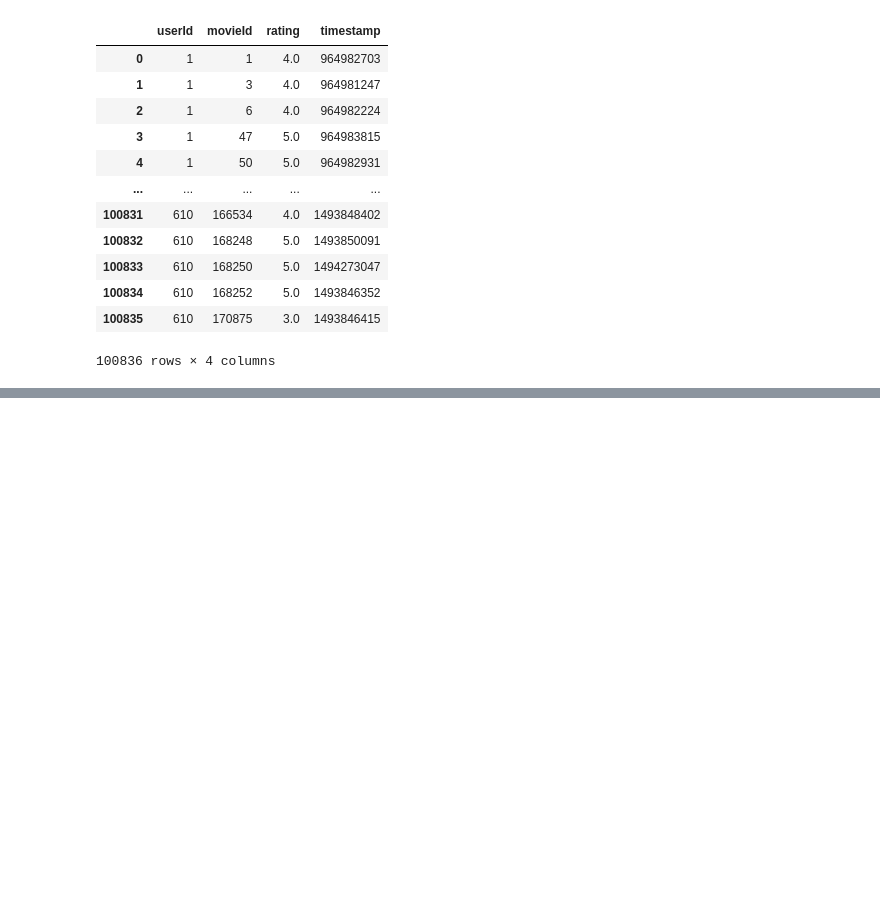
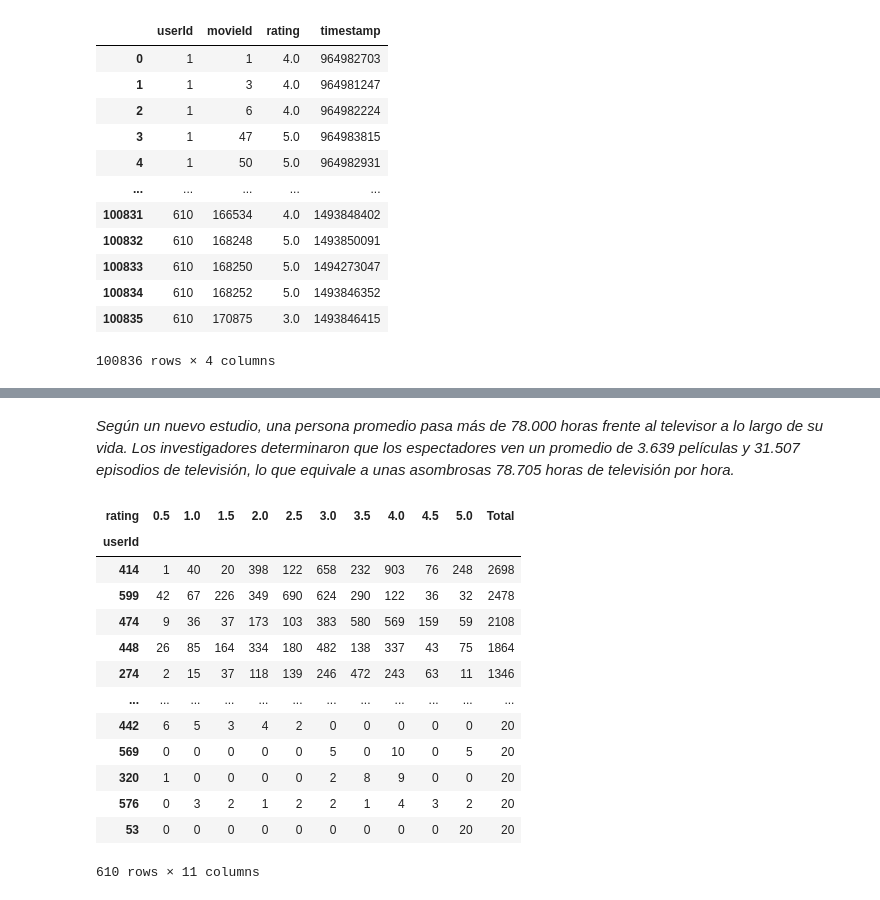
Before and after one commit to estebancardona1/ProyectoMarketing, a Jupyter notebook: b_exploracion_limpieza.ipynb, the cells around one changed output, grey strips where cells are left out. Saved outputs shown, nothing was run; the diff lists cells and outputs as text; code cells hidden in the pictures; blank space fills up the shorter version.

```diff
--- a/b_exploracion_limpieza.ipynb
+++ b/b_exploracion_limpieza.ipynb
@@ -120,0 +288,32 @@ Las películas mostradas anteriormente, solo cuentan con una calificación en la
+# %% [markdown]
+*Según un nuevo estudio, una persona promedio pasa más de 78.000 horas frente al televisor a lo largo de su vida. Los investigadores determinaron que los espectadores ven un promedio de 3.639 películas y 31.507 episodios de televisión, lo que equivale a unas asombrosas 78.705 horas de televisión por hora.*
+# %%
+ratings_list = np.arange(0.5, 5.5, 0.5)
+
+# Contar cuántas veces calificó cada usuario
+rating_counts = ratings.groupby('userId')['rating'].value_counts().unstack(fill_value=0)
+
+# Reindexar para asegurarse de que todas las calificaciones estén presentes
+rating_counts = rating_counts.reindex(columns=ratings_list, fill_value=0)
+
+# Añadir la columna de total de calificaciones
+rating_counts['Total'] = rating_counts.sum(axis=1)
+
+rating_counts = rating_counts.sort_values(by='Total', ascending=False)
+# %%
+rating_counts
+# %% [output]
+| rating | 0.5 | 1.0 | 1.5 | 2.0 | 2.5 | 3.0 | 3.5 | 4.0 | 4.5 | 5.0 | Total |
+| userId |  |  |  |  |  |  |  |  |  |  |  |
+| 414 | 1 | 40 | 20 | 398 | 122 | 658 | 232 | 903 | 76 | 248 | 2698 |
+| 599 | 42 | 67 | 226 | 349 | 690 | 624 | 290 | 122 | 36 | 32 | 2478 |
+| 474 | 9 | 36 | 37 | 173 | 103 | 383 | 580 | 569 | 159 | 59 | 2108 |
+| 448 | 26 | 85 | 164 | 334 | 180 | 482 | 138 | 337 | 43 | 75 | 1864 |
+| 274 | 2 | 15 | 37 | 118 | 139 | 246 | 472 | 243 | 63 | 11 | 1346 |
+| ... | ... | ... | ... | ... | ... | ... | ... | ... | ... | ... | ... |
+| 442 | 6 | 5 | 3 | 4 | 2 | 0 | 0 | 0 | 0 | 0 | 20 |
+| 569 | 0 | 0 | 0 | 0 | 0 | 5 | 0 | 10 | 0 | 5 | 20 |
+| 320 | 1 | 0 | 0 | 0 | 0 | 2 | 8 | 9 | 0 | 0 | 20 |
+| 576 | 0 | 3 | 2 | 1 | 2 | 2 | 1 | 4 | 3 | 2 | 20 |
+| 53 | 0 | 0 | 0 | 0 | 0 | 0 | 0 | 0 | 0 | 20 | 20 |
+610 rows × 11 columns
```
Also changed, not shown: parts of 31 cells of this notebook.
